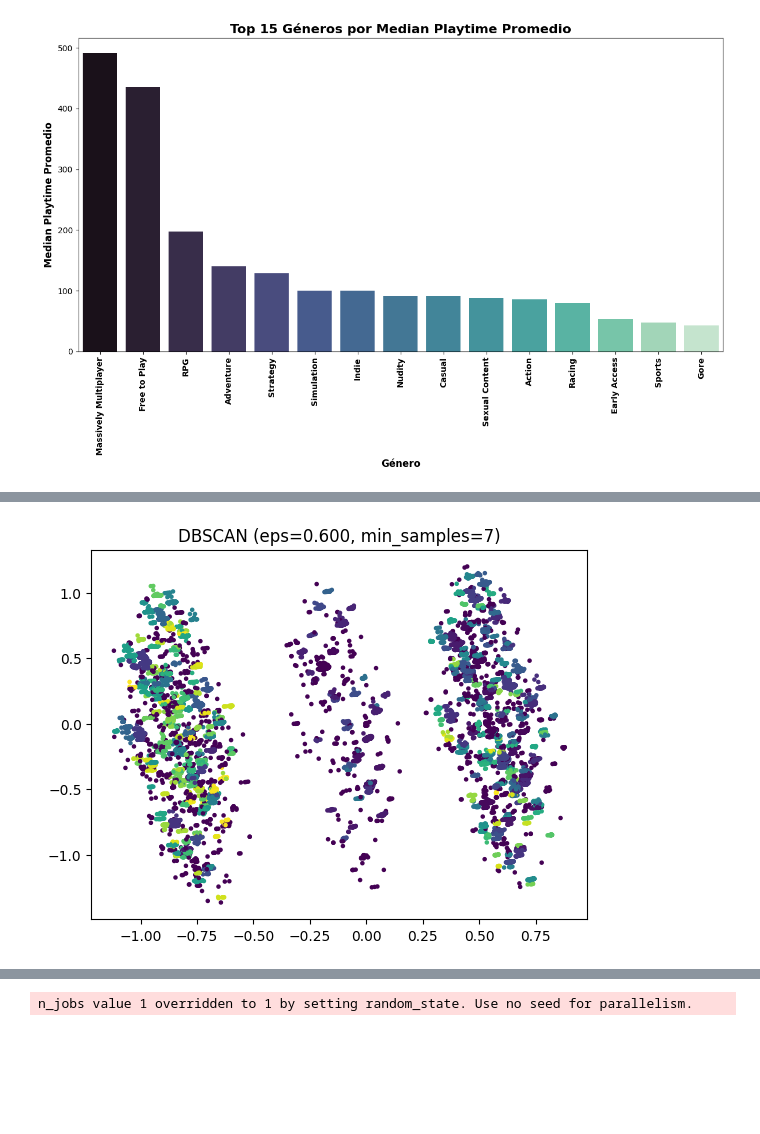
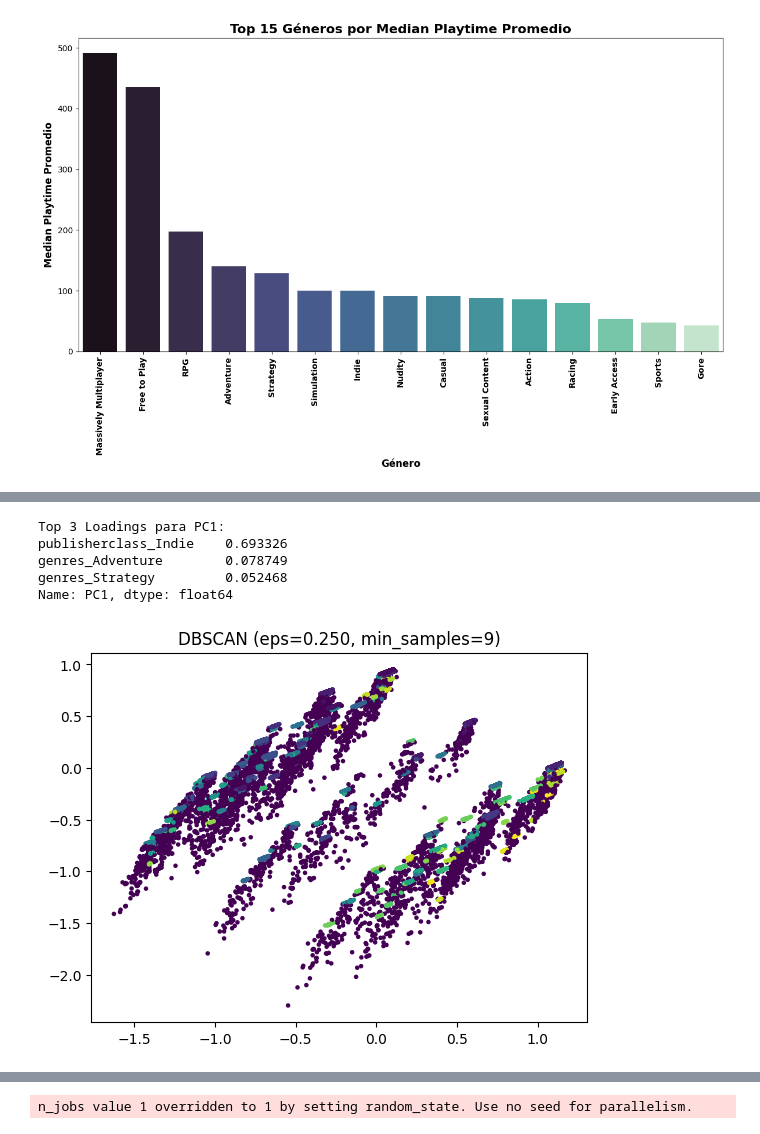
Before and after one commit to Checho-ramirijaz2014/proyecto_min, a Jupyter notebook: data_handler.ipynb, the cells around one changed output, grey strips where cells are left out. Drawn from its saved outputs; the diff is of its cells as text; code cells hidden in the pictures; blank space fills up the shorter version.

```diff
--- a/data_handler.ipynb
+++ b/data_handler.ipynb
@@ -99,13 +99,13 @@ plt.show()
 # %% [output]
 [figure]
 # %%
-columnas_cuantitativas = ["price", "revenue", "required_age", "achievements", "positive_ratings", "negative_ratings", "average_playtime", "median_playtime", "price", "firstreleasedate", "reviewscore"]
-columnas_lista = ["genres"]
-columns_to_drop_cualitativo = ["nombre", "owners", "appid", "developer", "publisher", "steamspy_tags", "earlyaccess", "platforms", "categories"]
+columnas_cuantitativas = ["revenue", "required_age", "positive_ratings", "negative_ratings", "average_playtime", "median_playtime", "price", "reviewscore"]
+columnas_lista = ["genres", "categories"]
+columns_to_drop_cualitativo = ["genres", "english", "nombre", "owners", "appid", "developer", "publisher", "steamspy_tags", "earlyaccess", "platforms", "achievements", "firstreleasedate"]
 
 df_cuantitativo = X[columnas_cuantitativas].copy()
 df_lista = X[columnas_lista].copy()
-df_cualitativo = X.drop(columns=columnas_cuantitativas+columnas_lista+columns_to_drop_cualitativo + list(df_lista.columns)).copy()
+df_cualitativo = X.drop(columns=columnas_cuantitativas+columns_to_drop_cualitativo + list(df_lista.columns)).copy()
 df_cualitativo.info()
 # %% [output]
 <class 'pandas.core.frame.DataFrame'>
@@ -193,5 +192,5 @@ display(X_scaled.describe().loc[["mean", "std"]])
 # %%
-pca = PCA(n_components=35)
+pca = PCA(n_components=40)
 pca.fit(X_scaled)
 
 exp_var = pca.explained_variance_ratio_
@@ -227,6 +226,6 @@ ValueError: Image size of 578x245291 pixels is too large. It must be less than 2
 <Figure size 640x480 with 1 Axes>
 # %%
-pca = PCA(n_components=min(12, X_scaled.shape[1]))
+pca = PCA(n_components=min(17, X_scaled.shape[1]))
 X_pca = pca.fit_transform(X_scaled)
 explained = pca.explained_variance_ratio_.sum()
 print(f"Dimensión tras PCA: {X_pca.shape}, varianza explicada acumulada: {explained:.3f}")
@@ -510,7 +508,7 @@ Para k=9, Coeficiente de Silueta: 0.1989
 # %%
 from sklearn.neighbors import NearestNeighbors
 
-minPts = 7
+minPts = 9
 nn = NearestNeighbors(n_neighbors=minPts).fit(X_pca)
 dists, _ = nn.kneighbors(X_pca)
 k_dists = np.sort(dists[:, -1])
@@ -527,14 +558,23 @@ plt.show()
+# %%
+print("\nTop 3 Loadings para PC1:")
+print(df_loadings['PC1'].sort_values(ascending=False).head(3))
+# %% [output]
+Top 3 Loadings para PC1:
+publisherclass_Indie    0.693326
+genres_Adventure        0.078749
+genres_Strategy         0.052468
+Name: PC1, dtype: float64
 # %%
-eps = 0.6
+eps = 0.25
 db = DBSCAN(eps=eps, min_samples=minPts)
 labels_db = db.fit_predict(X_pca)
 
 fig = plt.figure()
 plt.scatter(X_pca[:,0], X_pca[:,1], s=5, c=labels_db)
 plt.title(f"DBSCAN (eps={eps:.3f}, min_samples={minPts})")
 plt.show()
 # %% [output]
-[figure, old version]
+[figure, new version]
 # %%
 from sklearn.manifold import TSNE
 
```
Also changed, not shown: parts of 20 cells of this notebook.
